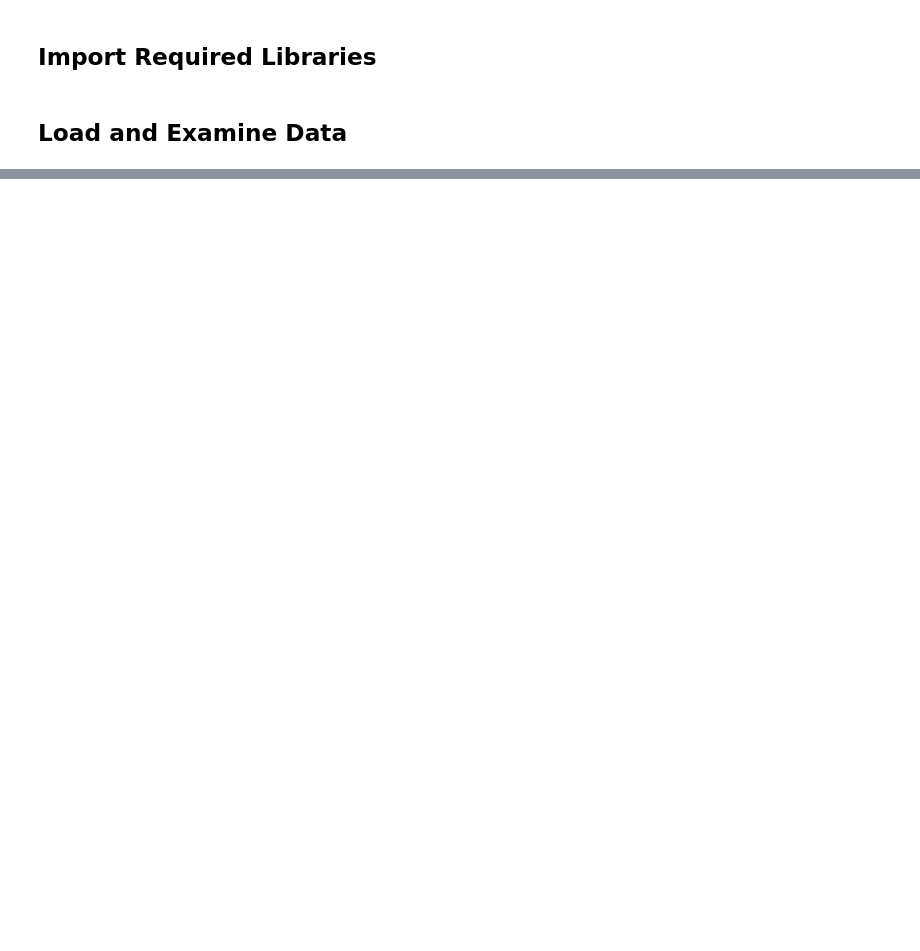
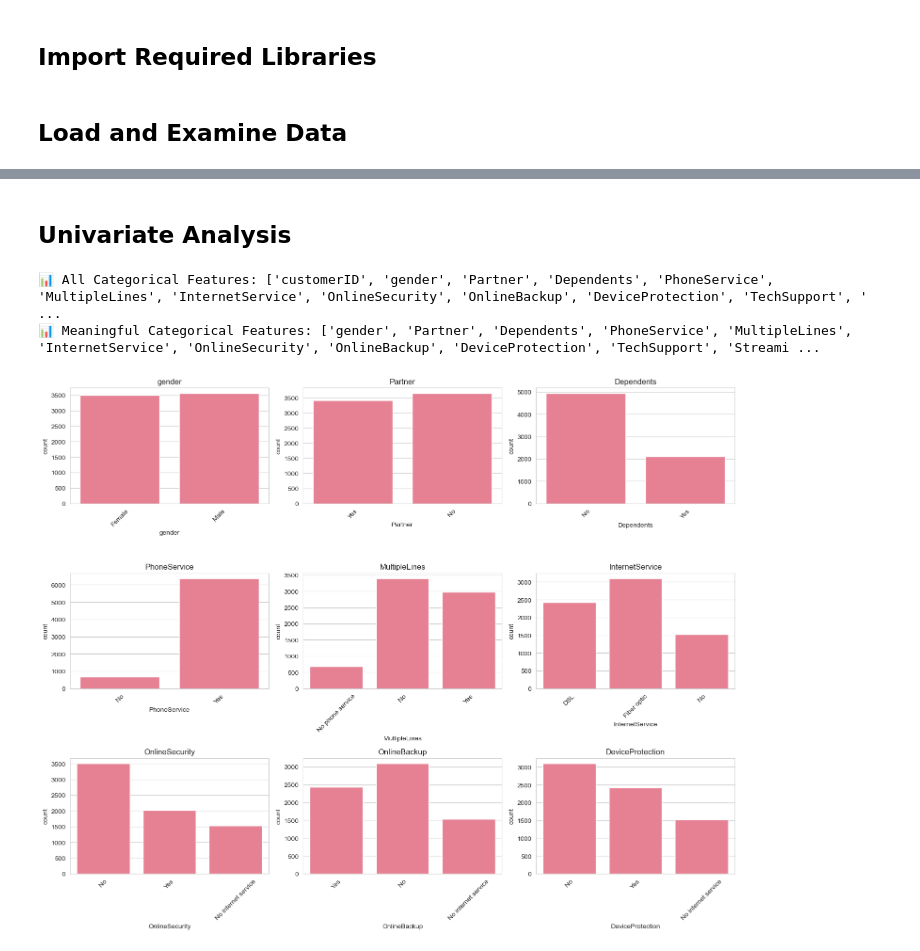
Before and after one commit to deaneeth/telco-churn-mlops-pipeline, a Jupyter notebook: notebooks/01_data_exploration.ipynb, the cells around one changed output, grey strips where cells are left out. Drawn from its saved outputs; the diff is of its cells as text; code cells hidden in the pictures; blank space fills up the shorter version.

```diff
--- a/notebooks/01_data_exploration.ipynb
+++ b/notebooks/01_data_exploration.ipynb
@@ -43,0 +304,31 @@ Creating sample structure for demonstration...
+# %% [markdown]
+## Univariate Analysis
+# %%
+# Analyze categorical features
+categorical_cols = df.select_dtypes(include=['object']).columns.tolist()
+print(f"📊 All Categorical Features: {categorical_cols}")
+
+# Filter out ID columns and non-meaningful categorical features
+meaningful_categorical = [col for col in categorical_cols if col not in ['customerID', 'TotalCharges']]
+print(f"📊 Meaningful Categorical Features: {meaningful_categorical}")
+
+# Create simple bar plots
+fig, axes = plt.subplots(3, 3, figsize=(15, 12))
+axes = axes.flatten()
+
+for i, col in enumerate(meaningful_categorical):
+    if i < len(axes):
+        sns.countplot(data=df, x=col, ax=axes[i])
+        axes[i].set_title(f'{col}')
+        axes[i].tick_params(axis='x', rotation=45)
+
+# Hide empty subplots
+for i in range(len(meaningful_categorical), len(axes)):
+    axes[i].set_visible(False)
+
+plt.tight_layout()
+plt.show()
+# %% [output]
+📊 All Categorical Features: ['customerID', 'gender', 'Partner', 'Dependents', 'PhoneService', 'MultipleLines', 'InternetService', 'OnlineSecurity', 'OnlineBackup', 'DeviceProtection', 'TechSupport', ' ...
+📊 Meaningful Categorical Features: ['gender', 'Partner', 'Dependents', 'PhoneService', 'MultipleLines', 'InternetService', 'OnlineSecurity', 'OnlineBackup', 'DeviceProtection', 'TechSupport', 'Streami ...
+[figure, added]
```
Also changed, not shown: parts of 25 cells of this notebook, 6 other files.
